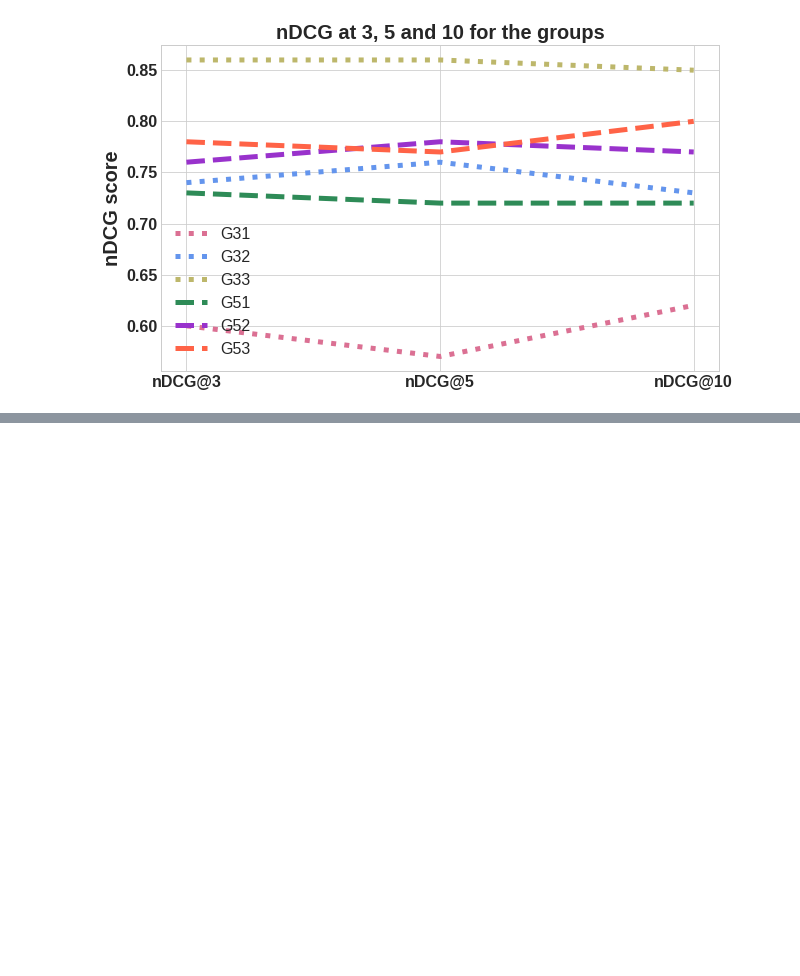
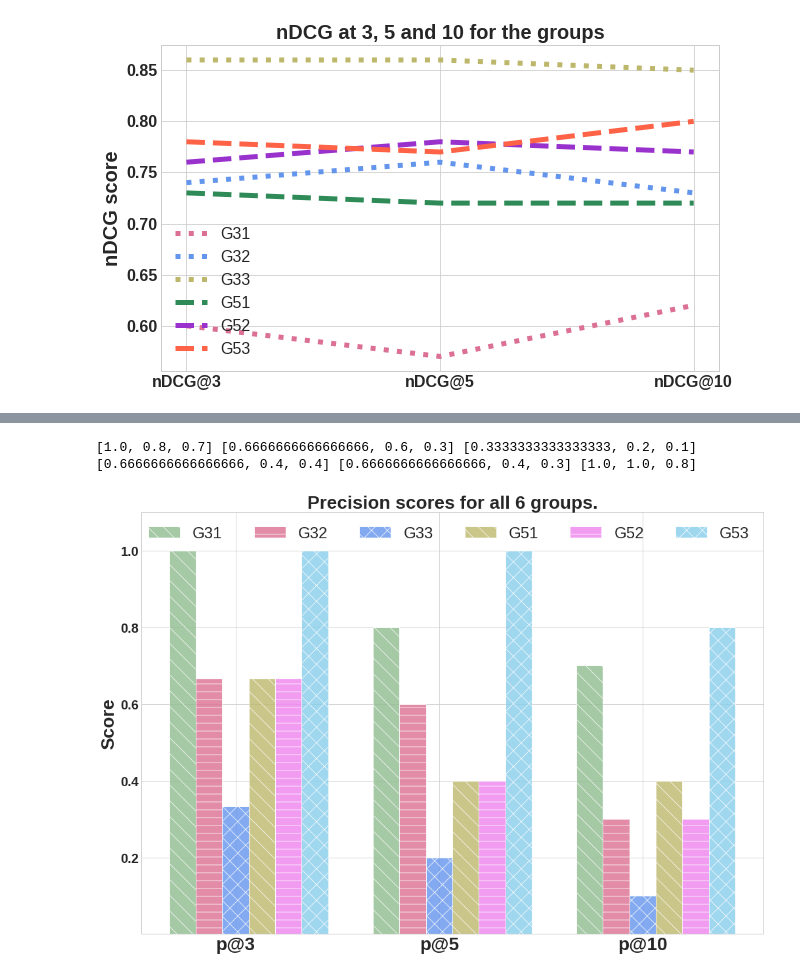
Before and after one commit to amandachagas/surprise-test, a Jupyter notebook: notebooks/Online Experiment Results.ipynb, the cells around one changed output, grey strips where cells are left out. Cells and saved outputs as stored; diff of their text form; code cells hidden in the pictures; blank space fills up the shorter version.

Commit message:
Generating precision graph for all groups using proposed approach.

```diff
--- a/notebooks/Online Experiment Results.ipynb
+++ b/notebooks/Online Experiment Results.ipynb
@@ -308,0 +348,51 @@ plt.show()
+# %%
+plt.rcParams['figure.figsize'] = (15,10)
+
+# data to plot
+n = 3
+precision_g_31 = [groups_p_at_3[0], groups_p_at_5[0], groups_p_at_10[0]]
+precision_g_32 = [groups_p_at_3[1], groups_p_at_5[1], groups_p_at_10[1]]
+precision_g_33 = [groups_p_at_3[2], groups_p_at_5[2], groups_p_at_10[2]]
+precision_g_51 = [groups_p_at_3[3], groups_p_at_5[3], groups_p_at_10[3]]
+precision_g_52 = [groups_p_at_3[4], groups_p_at_5[4], groups_p_at_10[4]]
+precision_g_53 = [groups_p_at_3[5], groups_p_at_5[5], groups_p_at_10[5]]
+
+# m_baseline = [m_bl_p3, m_bl_p5, m_bl_p10]
+# m_standard = [m_p3_s, m_p5_s, m_p10_s]
+# m_greedy = [m_p3_g, m_p5_g, m_p10_g]
+# m_random = [m_p3_r, m_p5_r, m_p10_r]
+
+print(precision_g_31, precision_g_32, precision_g_33, precision_g_51, precision_g_52, precision_g_53)
+
+# create plot
+fig, ax = plt.subplots()
+index = np.arange(n)
+bar_width = 0.13
+opacity = 0.8
+
+line1 = plt.bar(index, precision_g_31, bar_width, alpha=opacity, color='darkseagreen', label='G31', hatch="\\", edgecolor='white')
+line2 = plt.bar(index + bar_width, precision_g_32, bar_width, alpha=opacity, color='palevioletred',  label='G32', hatch="-", edgecolor='white')
+line3 = plt.bar(index + bar_width + bar_width, precision_g_33, bar_width, alpha=opacity, color='cornflowerblue', label='G33', hatch="x", edgecolor='white')
+line4 = plt.bar(index + bar_width + bar_width + bar_width, precision_g_51, bar_width, alpha=opacity, color='darkkhaki', label='G51', hatch="\\", edgecolor='white')
+line5 = plt.bar(index + bar_width + bar_width + bar_width + bar_width, precision_g_52, bar_width, alpha=opacity, color='violet', label='G52', hatch="-", edgecolor='white')
+line6 = plt.bar(index + bar_width + bar_width + bar_width + bar_width + bar_width, precision_g_53, bar_width, alpha=opacity, color='skyblue', label='G53', hatch="x", edgecolor='white')
+
+
+# plt.xlabel('Precision@', fontweight="bold", fontsize=28)
+plt.ylabel('Score', fontweight="bold", fontsize=28)
+plt.title('Precision scores for all 6 groups.', fontweight="bold", fontsize=28)
+plt.xticks(index + bar_width + bar_width, ('p@3', 'p@5', 'p@10'), fontweight="bold", fontsize=28)
+plt.yticks(fontweight="bold", fontsize=20)
+
+plt.legend(fontsize=24, ncol=6)
+
+axes = plt.gca()
+# axes.set_xlim([xmin,xmax])
+axes.set_ylim([0.001,1.1])
+
+plt.savefig('pecrision_scores_prop_apprch_all_groups.png', transparent=True)
+plt.tight_layout()
+plt.show()
+# %% [output]
+[1.0, 0.8, 0.7] [0.6666666666666666, 0.6, 0.3] [0.3333333333333333, 0.2, 0.1] [0.6666666666666666, 0.4, 0.4] [0.6666666666666666, 0.4, 0.3] [1.0, 1.0, 0.8]
+[figure, added]
```
Also changed, not shown: parts of 14 cells of this notebook, 1 other file.
